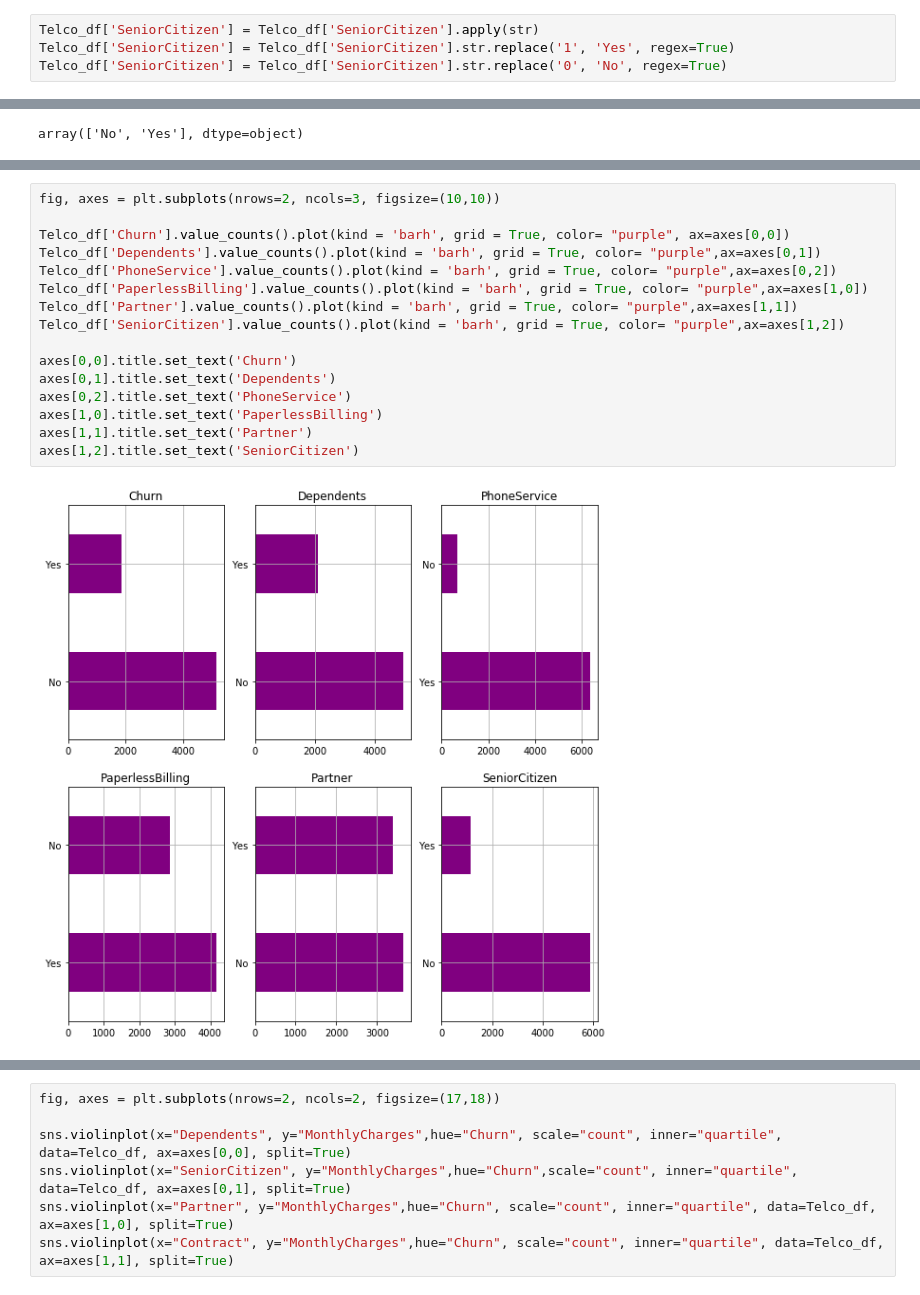
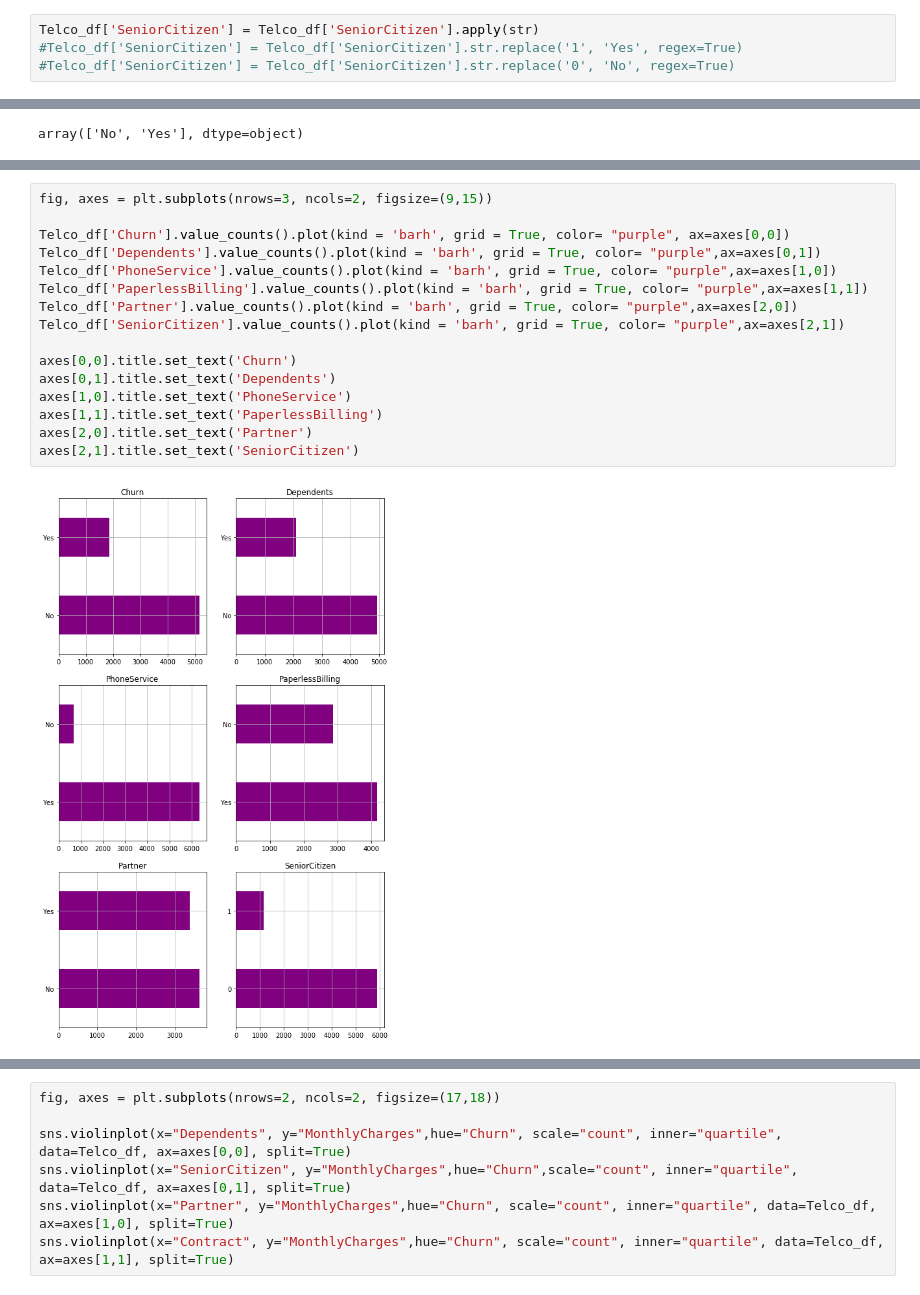
Before and after one commit to ShadowBrandon/TelcomChurn, a Jupyter notebook: Data Analysis.ipynb, the cells around one changed output, grey strips where cells are left out. Cells and saved outputs as stored; diff of their text form.

```diff
--- a/Data Analysis.ipynb
+++ b/Data Analysis.ipynb
@@ -62,4 +69,4 @@ Telco_df.TotalCharges = pd.to_numeric(Telco_df.TotalCharges, errors='coerce')
 # %%
 Telco_df['SeniorCitizen'] = Telco_df['SeniorCitizen'].apply(str)
-Telco_df['SeniorCitizen'] = Telco_df['SeniorCitizen'].str.replace('1', 'Yes', regex=True)
-Telco_df['SeniorCitizen'] = Telco_df['SeniorCitizen'].str.replace('0', 'No', regex=True)
+#Telco_df['SeniorCitizen'] = Telco_df['SeniorCitizen'].str.replace('1', 'Yes', regex=True)
+#Telco_df['SeniorCitizen'] = Telco_df['SeniorCitizen'].str.replace('0', 'No', regex=True)
@@ -215,21 +211,21 @@ Characteristics of Telco customers from this data:
 - Partner has 1/2 ratio
 - PaperlessBilling seem roughly balance
 # %%
-fig, axes = plt.subplots(nrows=2, ncols=3, figsize=(10,10))
+fig, axes = plt.subplots(nrows=3, ncols=2, figsize=(9,15))
 
 Telco_df['Churn'].value_counts().plot(kind = 'barh', grid = True, color= "purple", ax=axes[0,0])
 Telco_df['Dependents'].value_counts().plot(kind = 'barh', grid = True, color= "purple",ax=axes[0,1])
-Telco_df['PhoneService'].value_counts().plot(kind = 'barh', grid = True, color= "purple",ax=axes[0,2])
-Telco_df['PaperlessBilling'].value_counts().plot(kind = 'barh', grid = True, color= "purple",ax=axes[1,0])
-Telco_df['Partner'].value_counts().plot(kind = 'barh', grid = True, color= "purple",ax=axes[1,1])
-Telco_df['SeniorCitizen'].value_counts().plot(kind = 'barh', grid = True, color= "purple",ax=axes[1,2])
+Telco_df['PhoneService'].value_counts().plot(kind = 'barh', grid = True, color= "purple",ax=axes[1,0])
+Telco_df['PaperlessBilling'].value_counts().plot(kind = 'barh', grid = True, color= "purple",ax=axes[1,1])
+Telco_df['Partner'].value_counts().plot(kind = 'barh', grid = True, color= "purple",ax=axes[2,0])
+Telco_df['SeniorCitizen'].value_counts().plot(kind = 'barh', grid = True, color= "purple",ax=axes[2,1])
 
 axes[0,0].title.set_text('Churn')
 axes[0,1].title.set_text('Dependents')
-axes[0,2].title.set_text('PhoneService')
-axes[1,0].title.set_text('PaperlessBilling')
-axes[1,1].title.set_text('Partner')
-axes[1,2].title.set_text('SeniorCitizen')
+axes[1,0].title.set_text('PhoneService')
+axes[1,1].title.set_text('PaperlessBilling')
+axes[2,0].title.set_text('Partner')
+axes[2,1].title.set_text('SeniorCitizen')
 # %% [output]
-[figure, old version]
+[figure, new version]
 # %%
```
Also changed, not shown: parts of 40 cells of this notebook, 2 other files.
